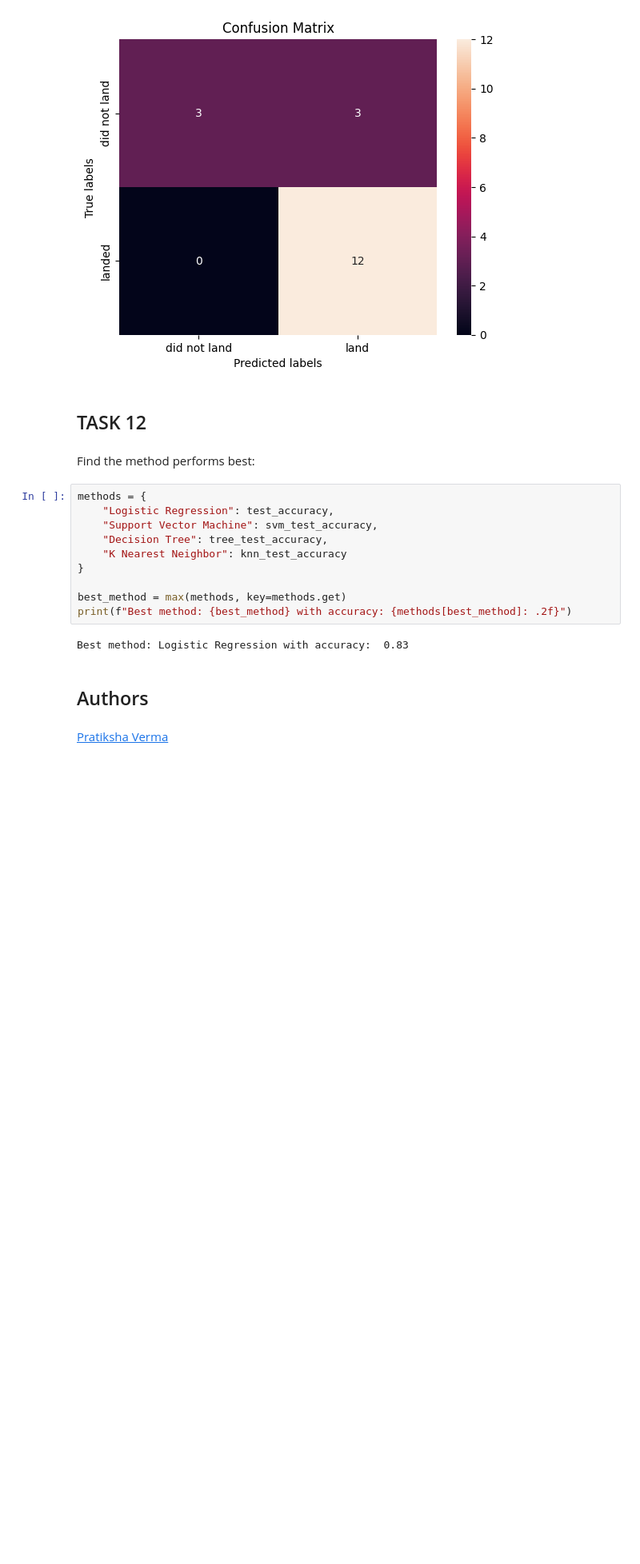
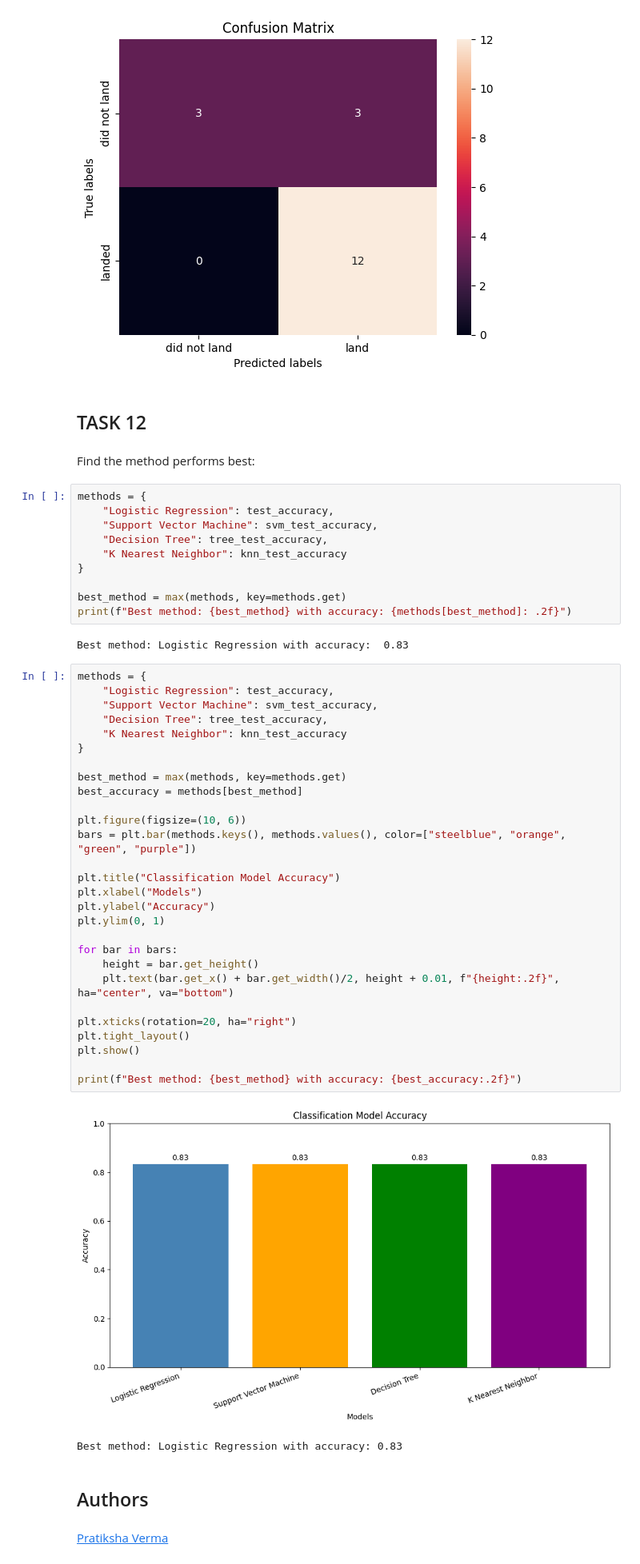
Before and after one commit to omarfaruqe/DS-Capstone, a Jupyter notebook: SpaceX-Machine-Learning-Prediction-Part-5-v1.ipynb, the cells around one changed output. Shown at 80% size. Cells and saved outputs as stored; diff of their text form; blank space fills up the shorter version.

```diff
--- a/SpaceX-Machine-Learning-Prediction-Part-5-v1.ipynb
+++ b/SpaceX-Machine-Learning-Prediction-Part-5-v1.ipynb
@@ -373,6 +373,37 @@ best_method = max(methods, key=methods.get)
 print(f"Best method: {best_method} with accuracy: {methods[best_method]: .2f}")
 # %% [output]
 Best method: Logistic Regression with accuracy:  0.83
+# %%
+methods = {
+    "Logistic Regression": test_accuracy,
+    "Support Vector Machine": svm_test_accuracy,
+    "Decision Tree": tree_test_accuracy,
+    "K Nearest Neighbor": knn_test_accuracy
+}
+
+best_method = max(methods, key=methods.get)
+best_accuracy = methods[best_method]
+
+plt.figure(figsize=(10, 6))
+bars = plt.bar(methods.keys(), methods.values(), color=["steelblue", "orange", "green", "purple"])
+
+plt.title("Classification Model Accuracy")
+plt.xlabel("Models")
+plt.ylabel("Accuracy")
+plt.ylim(0, 1)
+
+for bar in bars:
+    height = bar.get_height()
+    plt.text(bar.get_x() + bar.get_width()/2, height + 0.01, f"{height:.2f}", ha="center", va="bottom")
+
+plt.xticks(rotation=20, ha="right")
+plt.tight_layout()
+plt.show()
+
+print(f"Best method: {best_method} with accuracy: {best_accuracy:.2f}")
+# %% [output]
+[figure, added]
+Best method: Logistic Regression with accuracy: 0.83
 # %% [markdown]
 ## Authors
 # %% [markdown]
```
Also changed, not shown: parts of 2 cells of this notebook, 2 other files.
